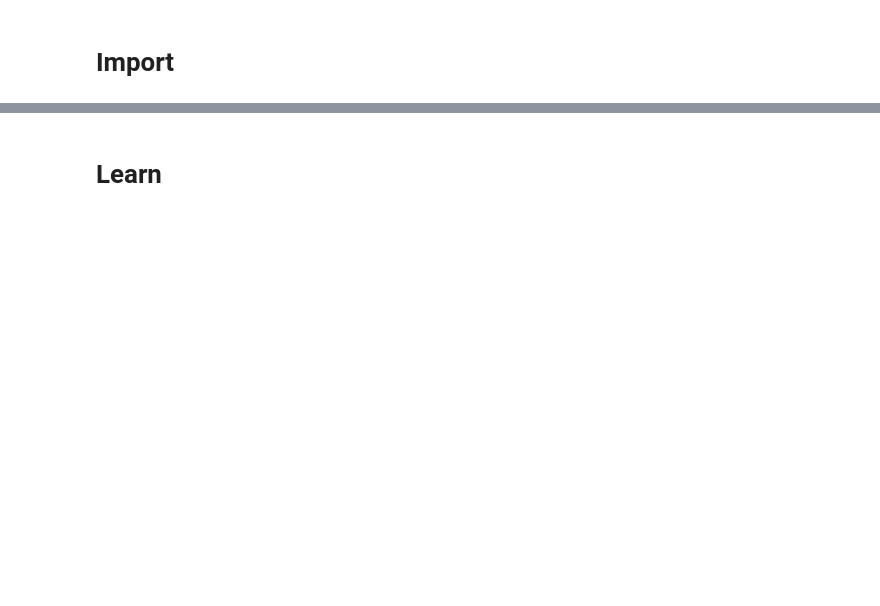
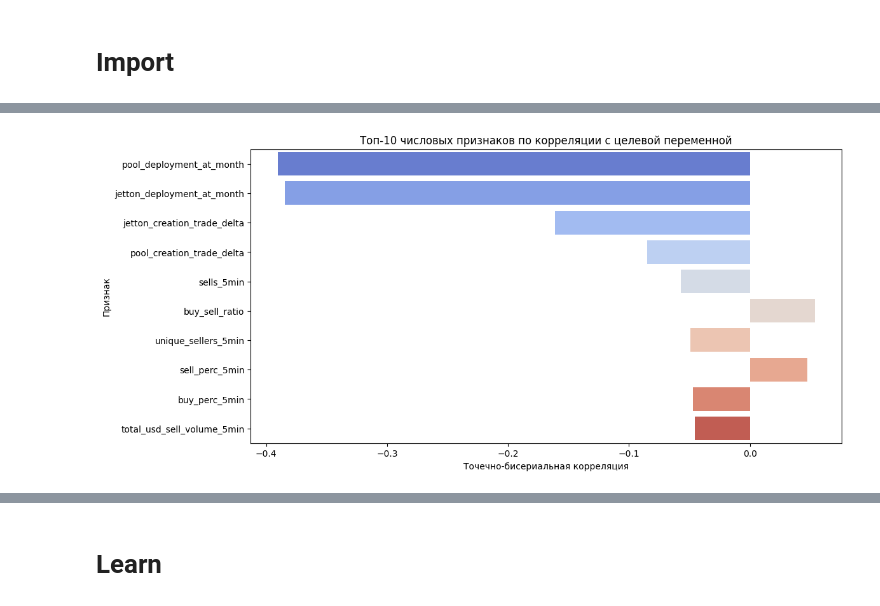
Before and after one commit to YaremusDima/diploma-master, a Jupyter notebook: learn.ipynb, the cells around one changed output, grey strips where cells are left out. Cells and saved outputs as stored; diff of their text form; code cells hidden in the pictures; blank space fills up the shorter version.

```diff
--- a/learn.ipynb
+++ b/learn.ipynb
@@ -118,0 +40,4 @@ df['is_pool_creator'] = df['pool_first_tx_sender'] == df['jetton_first_tx_sender
+# %%
+x = ['10 min','1 hour','1 day','1 week','1 month','3 month']
+y = [f"{i*100:.3}%" for i in [0.8226682100493002, 0.7281216676507285, 0.49012394645666385, 0.4225291757892659, 0.42095460815784086, 0.38911592746458806]]
+pd.DataFrame(np.array([x,y]).T, columns=['time interval for rug', 'percent for rug'])
@@ -118,0 +192,16 @@ df['is_pool_creator'] = df['pool_first_tx_sender'] == df['jetton_first_tx_sender
+# %%
+stonfi_df['first_trade_time'] = stonfi_df[['first_buy_time','first_sell_time']].apply(lambda x: min(x), axis=1)
+stonfi_df['count_tx_5min'] = stonfi_df['buys_5min'] + stonfi_df['sells_5min']
+stonfi_df['buy_perc_5min'] = stonfi_df['buys_5min']/stonfi_df['count_tx_5min']
+stonfi_df['sell_perc_5min'] = stonfi_df['sells_5min']/stonfi_df['count_tx_5min']
+stonfi_df['total_usd_volume_5min'] = stonfi_df['total_usd_buy_volume_5min'] + stonfi_df['total_usd_sell_volume_5min']
+for col in ['pool_deployment_at', 'jetton_deployment_at']:
+    stonfi_df[f'{col}_month'] = pd.to_datetime(stonfi_df[col]).dt.month
+stonfi_df['jetton_creation_year'] = pd.to_datetime(stonfi_df['jetton_deployment_at']).dt.year
+stonfi_df['jetton_creation_trade_delta'] = (stonfi_df['first_trade_time'] - stonfi_df['jetton_deployment_at']).dt.seconds
+stonfi_df['pool_creation_trade_delta'] = (stonfi_df['first_trade_time'] - stonfi_df['pool_deployment_at']).dt.seconds
+stonfi_df['is_pool_creator'] = stonfi_df['pool_first_tx_sender'] == stonfi_df['jetton_first_tx_sender']
+# %%
+stonfi_df['buy_sell_ratio'] = stonfi_df['buys_5min'] / (stonfi_df['sells_5min'] + 1e-6)
+stonfi_df['price_volatility'] = stonfi_df['price_max_5min'] - stonfi_df['price_min_5min']
+stonfi_df['price_delta_5min'] = stonfi_df['price_5min'] - stonfi_df['initial_price']
@@ -118,0 +270,78 @@ df['is_pool_creator'] = df['pool_first_tx_sender'] == df['jetton_first_tx_sender
+# %%
+import pandas as pd
+import numpy as np
+import seaborn as sns
+import matplotlib.pyplot as plt
+from scipy.stats import pointbiserialr, chi2_contingency
+from statsmodels.stats.contingency_tables import Table
+
+def cramers_v(x, y):
+    """Вычисление корреляции Крамера для категориальных признаков"""
+    confusion_matrix = pd.crosstab(x, y)
+    chi2 = chi2_contingency(confusion_matrix)[0]
+    n = confusion_matrix.sum().sum()
+    phi2 = chi2/n
+    r, k = confusion_matrix.shape
+    return np.sqrt(phi2 / min(k-1, r-1))
+
+# Анализ для числовых признаков
+numeric_features = stonfi_df[numerical_features + cyclical_features].select_dtypes(include=np.number).columns.tolist()
+# numeric_features.remove('target')  # Исключаем целевую переменную
+
+numeric_correlations = []
+for feature in numeric_features:
+    r, p = pointbiserialr(stonfi_df[feature], stonfi_df['target'])
+    numeric_correlations.append({
+        'feature': feature,
+        'correlation': r,
+        'p-value': p
+    })
+
+numeric_corr_df = pd.DataFrame(numeric_correlations).sort_values(
+    by='correlation', key=abs, ascending=False)
+
+# Анализ для категориальных признаков
+categorical_features = stonfi_df.select_dtypes(include=['object', 'category']).columns.tolist()
+
+categorical_correlations = []
+for feature in categorical_features:
+    v = cramers_v(stonfi_df[feature], stonfi_df['target'])
+    categorical_correlations.append({
+        'feature': feature,
+        'cramers_v': v
+    })
+
+categorical_corr_df = pd.DataFrame(categorical_correlations).sort_values(
+    by='cramers_v', ascending=False)
+
+# Визуализация результатов
+plt.figure(figsize=(12, 6))
+sns.barplot(
+    x='correlation',
+    y='feature',
+    data=numeric_corr_df.head(10),
+    palette='coolwarm'
+)
+plt.title('Топ-10 числовых признаков по корреляции с целевой переменной')
+plt.xlabel('Точечно-бисериальная корреляция')
+plt.ylabel('Признак')
+plt.show()
+
+# Вывод результатов
+print("Топ числовых признаков:")
+print(numeric_corr_df.head(10).to_string(index=False))
+
+print("\nТоп категориальных признаков:")
+print(categorical_corr_df.head(10).to_string(index=False))
+
+# Пример визуализации распределения для топ-признака
+top_n = 5
+for i in range(top_n):
+    top_feature = numeric_corr_df.iloc[i]['feature']
+    plt.figure(figsize=(10, 6))
+    sns.boxplot(x='target', y=top_feature, data=stonfi_df)
+    plt.title(f'Распределение {top_feature} по классам')
+    plt.xlabel('Целевой класс')
+    plt.ylabel(top_feature)
+    plt.show()
+# %% [output]
@@ -118,0 +351 @@ df['is_pool_creator'] = df['pool_first_tx_sender'] == df['jetton_first_tx_sender
+[figure, added]
```
Also changed, not shown: parts of 71 cells of this notebook.
